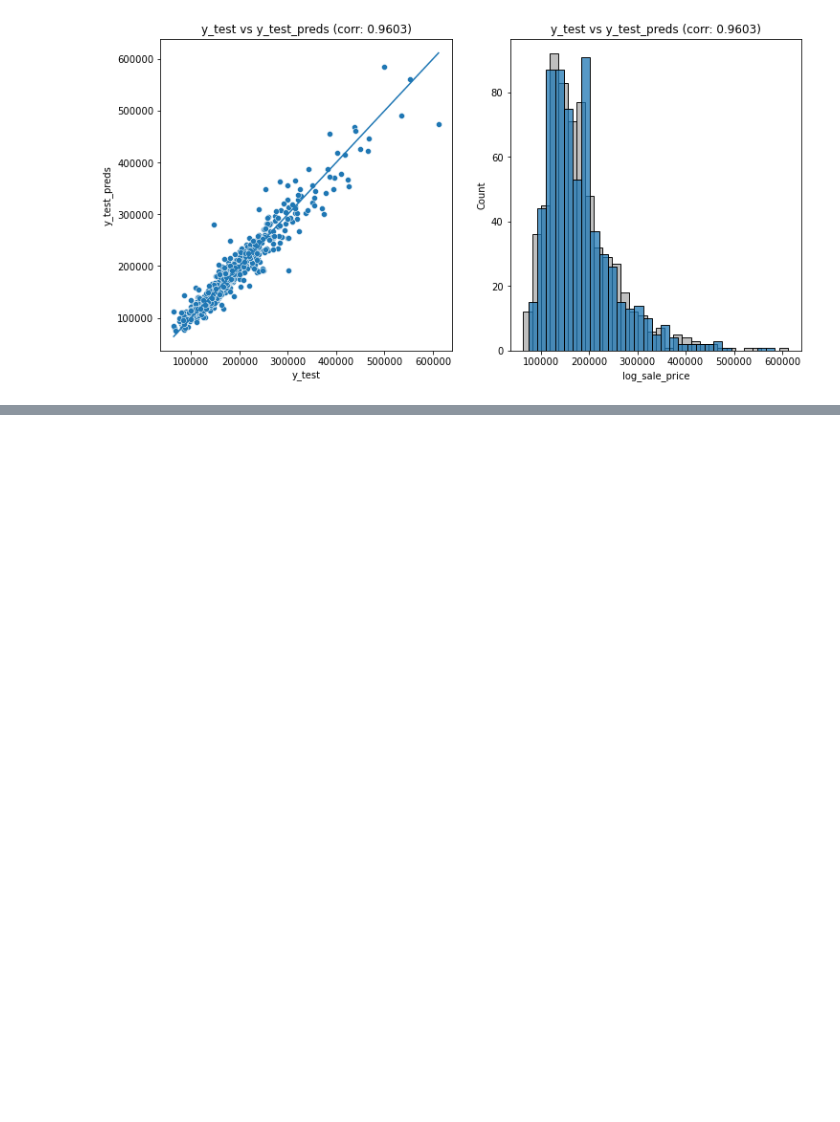
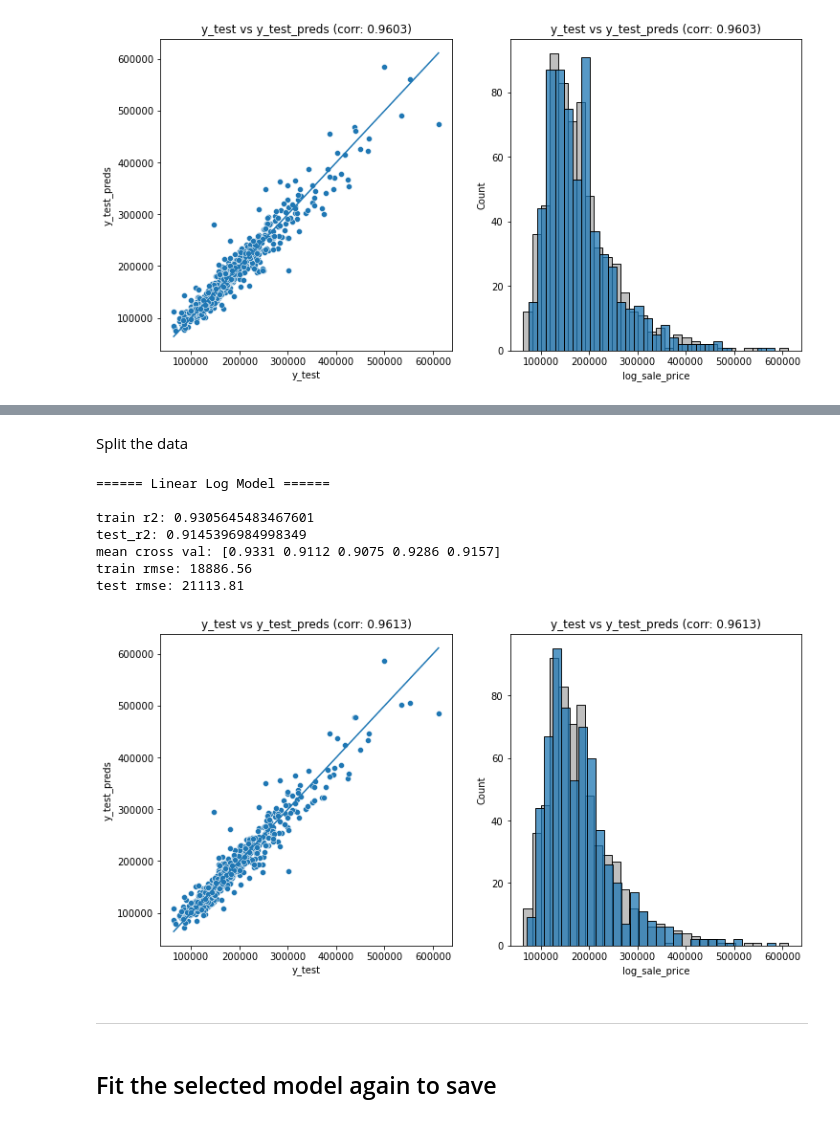
Before and after one commit to krisgch/dsi_project_ames, a Jupyter notebook: code/04_model_comparison.ipynb, the cells around one changed output, grey strips where cells are left out. Drawn from its saved outputs; the diff is of its cells as text; code cells hidden in the pictures; blank space fills up the shorter version.

```diff
--- a/code/04_model_comparison.ipynb
+++ b/code/04_model_comparison.ipynb
@@ -334,0 +288,7 @@ pickle.dump(model, open(filename, 'wb'))
+# %%
+# Select quality related columns - try to reduce number of categorical
+# Selecting three with more evenly distributied category couts
+# and variation in sale_price per category
+cat_cols = ['external_quality','basement_quality','heating_quality','kitchen_quality','fireplace_quality',
+           'garage_quality','garage_fin','building_type','house_style','sale_type','sale_condition',
+            'condition_1','masonry_type','roof_style']
@@ -334,0 +301,2 @@ pickle.dump(model, open(filename, 'wb'))
+# %% [markdown]
+Split the data
@@ -334,0 +310,16 @@ pickle.dump(model, open(filename, 'wb'))
+# %%
+# Run the model
+y_test,y_test_preds = linreg_log(X,y,0.3,True)
+# %% [output]
+====== Linear Log Model ======
+
+train r2: 0.9305645483467601
+test_r2: 0.9145396984998349
+mean cross val: [0.9331 0.9112 0.9075 0.9286 0.9157]
+train rmse: 18886.56
+test rmse: 21113.81
+[figure, added]
+# %% [markdown]
+---
+# %% [markdown]
+## Fit the selected model again to save
```
Also changed, not shown: parts of 23 cells of this notebook, 6 other files.
